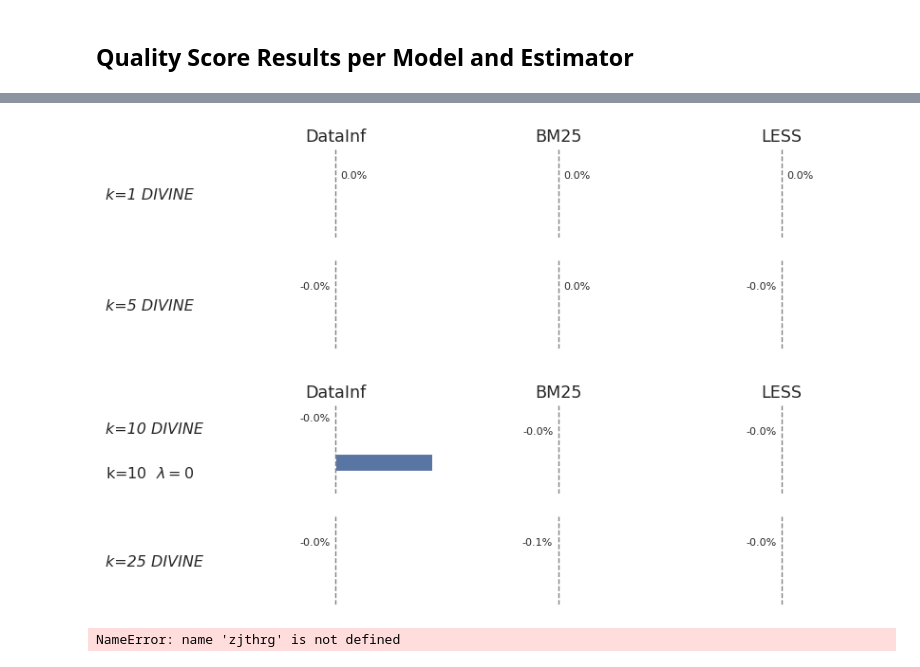
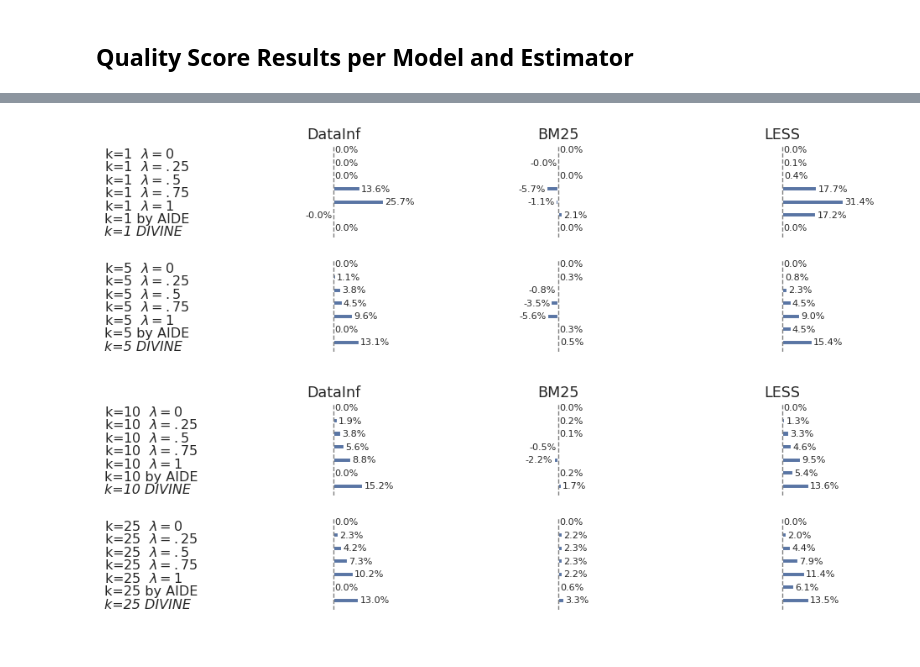
Before and after one commit to loris3/ceelm, a Jupyter notebook: scoring.ipynb, the cells around one changed output, grey strips where cells are left out. Cells and saved outputs as stored; diff of their text form; code cells hidden in the pictures.

```diff
--- a/scoring.ipynb
+++ b/scoring.ipynb
@@ -70,6 +70,8 @@ df["explanation_type"] = df["explanation_type"].apply(facility_location_hotfix)
 
 
 def get_sort_type(x):
+    if "AIDE" in x:
+        return "scores with largest absolute value"
     for sort_type in ["scores with largest absolute value", "most positive scores", "most negative scores", "scores closest to zero"]:
         if sort_type in x:
             return sort_type
@@ -712,14 +789,31 @@ def get_tuples():
         if match:
             assert d in explanation_types and match in explanation_types
             results.append((d, match))
+
+    for d in explanation_types:
+        if "by AIDE" not in d:
+            continue
+
+
+        num_match = re.match(r'(\d+)\s+by AIDE from Top-(\d+)\.', d)
+        if not num_match:
+            continue
+
+        num, typ = num_match.groups()
+        typ = typ.strip()
+
+
+        match = next((f"Top-{n} {t}" for n, t in top_items if n == num and t == "most influential (scores with largest absolute value)"), None)
+        if match:
+            assert d in explanation_types and match in explanation_types
+            results.append((d, match))
     return results
-
 
 df_comp_list = []
 
 for fl_selection_type, naive_selection_type in get_tuples():
+    df_filtered = df[df["explanation_type"].isin([fl_selection_type, naive_selection_type])].copy()
 
-    df_filtered = df[df["explanation_type"].isin([fl_selection_type, naive_selection_type])].copy()
     df_filtered["type"] = df_filtered["explanation_type"].map({
         fl_selection_type: "fl",
         naive_selection_type: "naive"
@@ -737,7 +831,7 @@ for fl_selection_type, naive_selection_type in get_tuples():
     ).reset_index()
 
 
-    df_pivot["NMSE_reduction_pct"] = (1 - df_pivot["fl"] / df_pivot["naive"])  # mean of pairwise
+    df_pivot["NMSE_improvement_pct"] = (1 - df_pivot["fl"] / df_pivot["naive"])  # mean of pairwise
 
 
     df_pivot["setting"] = fl_selection_type
@@ -775,7 +849,7 @@ def get_lambda(x):
     match = re.search(r'lambda=([\d.]+)', x)
     return float(match.group(1)) if match else "-"
 # %%
-table = df_comp.sort_values(ascending=False,by=(['k','NMSE_reduction_pct']))[["model", "estimator",  "setting", "NMSE_reduction_pct","k", "sort_type"]]
+table = df_comp.sort_values(ascending=False,by=(['k','NMSE_improvement_pct']))[["model", "estimator",  "setting", "NMSE_improvement_pct","k", "sort_type"]]
 
 
 table["model"] = table["model"].apply(rename_model)
@@ -783,5 +857,5 @@ table["model"] = table["model"].apply(rename_model)
 
 
 for estimator in df_at_k_10["estimator"].unique():
-    style_and_export_table(table[table["estimator"] == estimator], col="NMSE_reduction_pct", filename=f"NMSE_reduction_{estimator.split(':')[0]}", cmap="Purples",fmt="pct",sort=True)
+    style_and_export_table(table[table["estimator"] == estimator], col="NMSE_improvement_pct", filename=f"NMSE_reduction_{estimator.split(':')[0]}", cmap="Purples",fmt="pct",sort=True)
 # %% [output]
@@ -826,9 +914,8 @@ for estimator in df_at_k_10["estimator"].unique():
 from matplotlib.ticker import FuncFormatter
 # %%
 table["lambda"] = table["setting"].apply(get_lambda)
-table["NMSE_improvement_pct"] = -table["NMSE_reduction_pct"]
-fff = table[ (table["setting"].str.contains("largest absolute"))]
-fff.loc[:,"sort_type"] = fff["setting"].str.contains("DIVINE")
+fff = table[ (table["setting"].str.contains("largest absolute")) | (table["setting"].str.contains("AIDE"))]
+fff.loc[:,"sort_type"] = ~(fff["setting"].str.contains("DIVINE") | fff["setting"].str.contains("AIDE"))
 fff.loc[:,"setting"] = fff["setting"].apply(rename_explanation_type)
 
 
@@ -848,7 +935,7 @@ for name, part in [("1_5", (fff["k"] == 1) | (fff["k"] == 5)), ("10_25",(fff["k"
         row="k",
         col_order=col_order,
         hue="model",
-        height=1.5,
+        height=1.75,
         palette="deep",
         aspect=1.5,
         orient="h",
@@ -913,13 +1000,13 @@ for name, part in [("1_5", (fff["k"] == 1) | (fff["k"] == 5)), ("10_25",(fff["k"
                     ha = 'right'
                 ax.text(x, bar.get_y() + bar.get_height()/2,
                         f"{width*100:.1f}%",
-                        va='center', ha=ha, fontsize=8)
+                        va='center', ha=ha, fontsize=8, clip_on=True)
 
     g._legend.remove()
 
     tol = 1e-8
     for ax in g.axes.flatten():
-        ax.set_xlim(-0.1,0.1)
+        ax.set_xlim(-0.5,0.5)
         for line in ax.get_xgridlines():
             x_pos = line.get_xdata()[0]
             if abs(x_pos) > tol:
@@ -935,36 +1022,32 @@ for name, part in [("1_5", (fff["k"] == 1) | (fff["k"] == 5)), ("10_25",(fff["k"
     for row_axes in g.axes:
         ax = row_axes[0]
         for label in ax.get_yticklabels():
             label.set_x(-0.6)
 
 
 # Create a mapping from setting -> sort_type
     sort_type_map = fff.set_index("setting")["sort_type"].to_dict()
 
     for ax in g.axes.flatten():
         for container in ax.containers:
             plt.setp(container, height=0.4)
             for bar in container:
                 # Find the setting corresponding to this bar
                 y_label = ax.get_yticklabels()[int(bar.get_y() + bar.get_height()/2)].get_text()
 
                 # Use the mapping to determine color
                 if sort_type_map.get(y_label, False):
                     bar.set_facecolor("gray")
         for label in ax.get_yticklabels():
             lbl_text = label.get_text()
             if "DIVINE" in lbl_text:
                 label.set_fontstyle("italic")
     from matplotlib.ticker import FixedLocator
 
     plt.show()
     os.makedirs("./figures/",exist_ok=True)
     filename = f"./figures/NMSE_improvement_pct_{name}.pdf"
     g.savefig(filename, format='pdf')
 # %% [output]
-[figure, old version]
+[figure, new version]
-[figure, old version]
+[figure, new version]
-# %%
-zjthrg
-# %% [output]
-NameError: name 'zjthrg' is not defined
```
Also changed, not shown: parts of 22 cells of this notebook, 12 other files.
